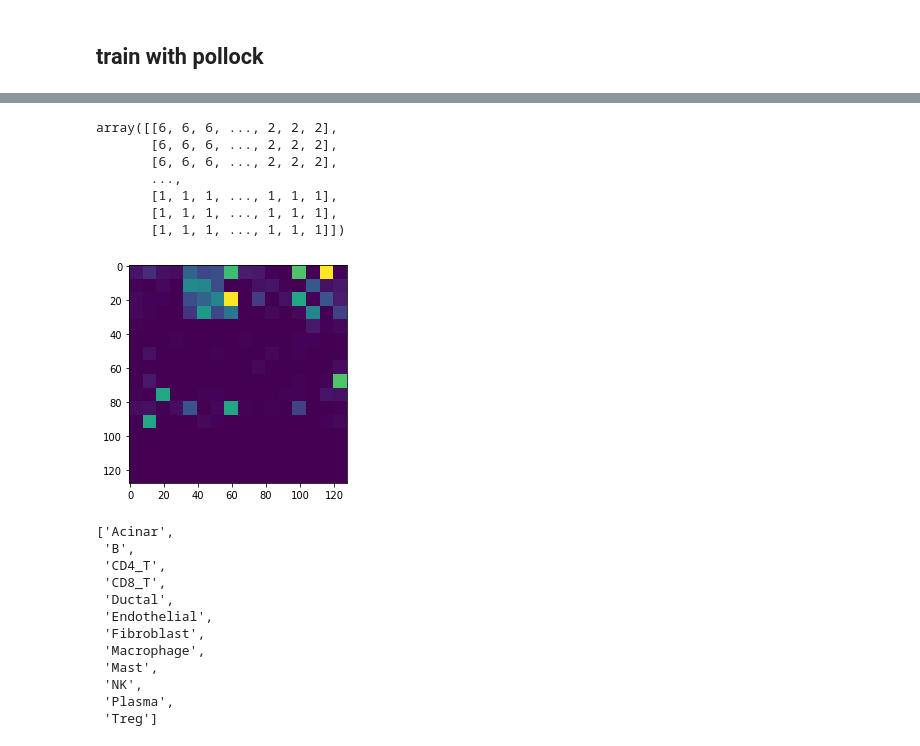
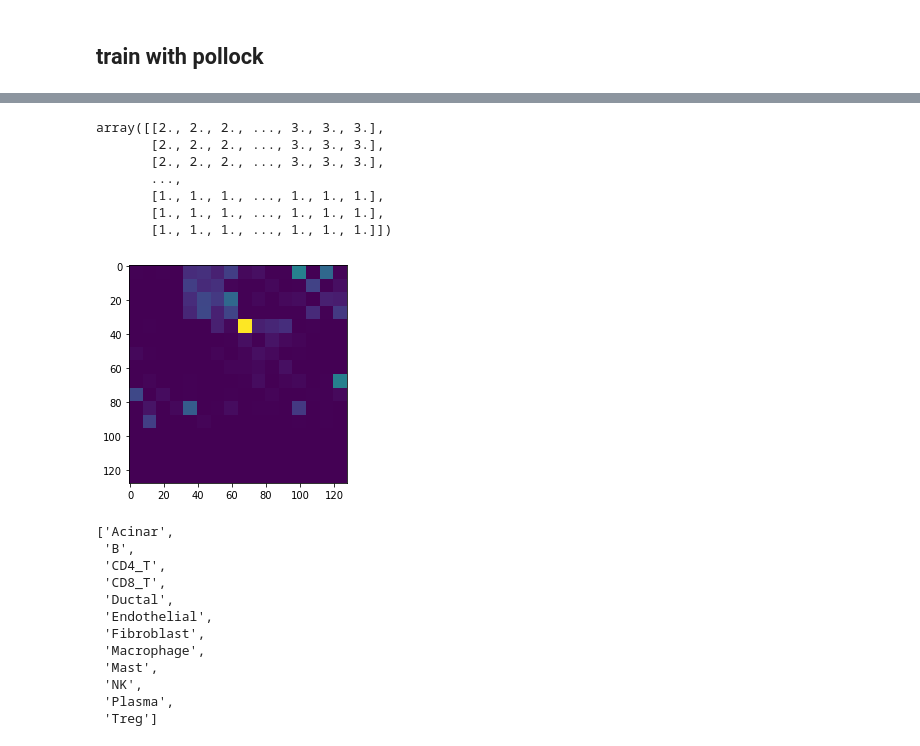
Before and after one commit to ding-lab/pollock, a Jupyter notebook: notebooks/pancreas_example.ipynb, the cells around one changed output, grey strips where cells are left out. Saved outputs shown, nothing was run; the diff lists cells and outputs as text; code cells hidden in the pictures.

```diff
--- a/notebooks/pancreas_example.ipynb
+++ b/notebooks/pancreas_example.ipynb
@@ -77,9 +79,9 @@ list(pp.listfiles(os.getcwd(), regex=r'\.tfcache'))
 # %% [markdown]
 ## train with pollock
 # %%
-%autoreload 2
+%%time
 
 pollock_dataset = PollockDataset(adata, dataset_type='training',
-                                image_root_dir=os.path.join(os.getcwd(), 'test_training'),
+                                image_root_dir=os.path.join(os.getcwd(), 'scratch', 'test_training'),
                                 n_per_cell_type=500, max_val_per_cell_type=500)
 # %% [output]
@@ -96,15 +90,15 @@ Trying to set attribute `.obs` of view, copying.
 # %%
-cell_id = adata.obs.index[0]
+cell_id = adata.obs.index[10]
 pollock_dataset.get_cell_image(cell_id)
 # %% [output]
-array([[6, 6, 6, ..., 2, 2, 2],
-       [6, 6, 6, ..., 2, 2, 2],
-       [6, 6, 6, ..., 2, 2, 2],
+array([[2., 2., 2., ..., 3., 3., 3.],
+       [2., 2., 2., ..., 3., 3., 3.],
+       [2., 2., 2., ..., 3., 3., 3.],
        ...,
-       [1, 1, 1, ..., 1, 1, 1],
-       [1, 1, 1, ..., 1, 1, 1],
-       [1, 1, 1, ..., 1, 1, 1]])
+       [1., 1., 1., ..., 1., 1., 1.],
+       [1., 1., 1., ..., 1., 1., 1.],
+       [1., 1., 1., ..., 1., 1., 1.]])
-[figure, old version]
+[figure, new version]
 # %%
 pollock_dataset.cell_types
 # %% [output]
```
Also changed, not shown: parts of 16 cells of this notebook, 3 other files.
